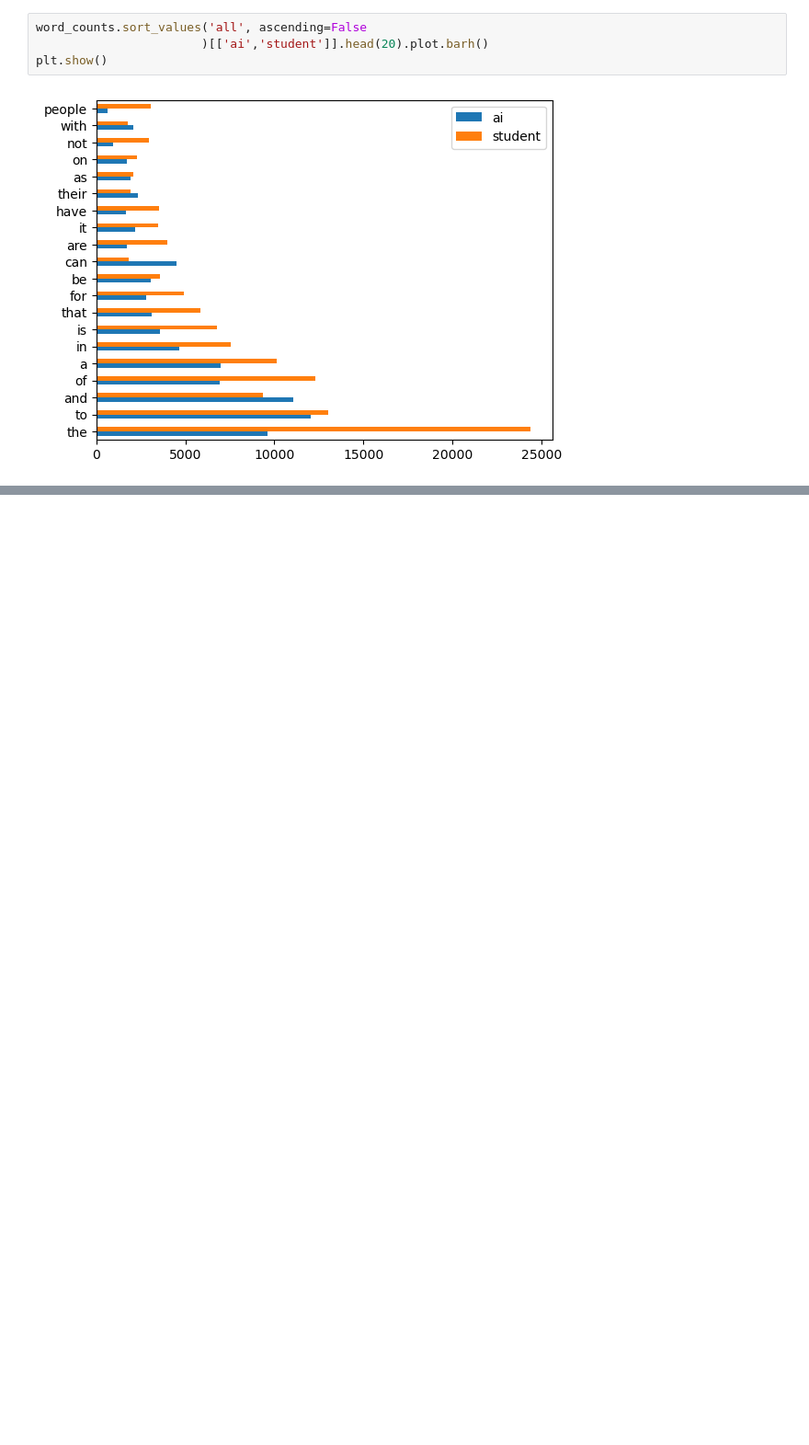
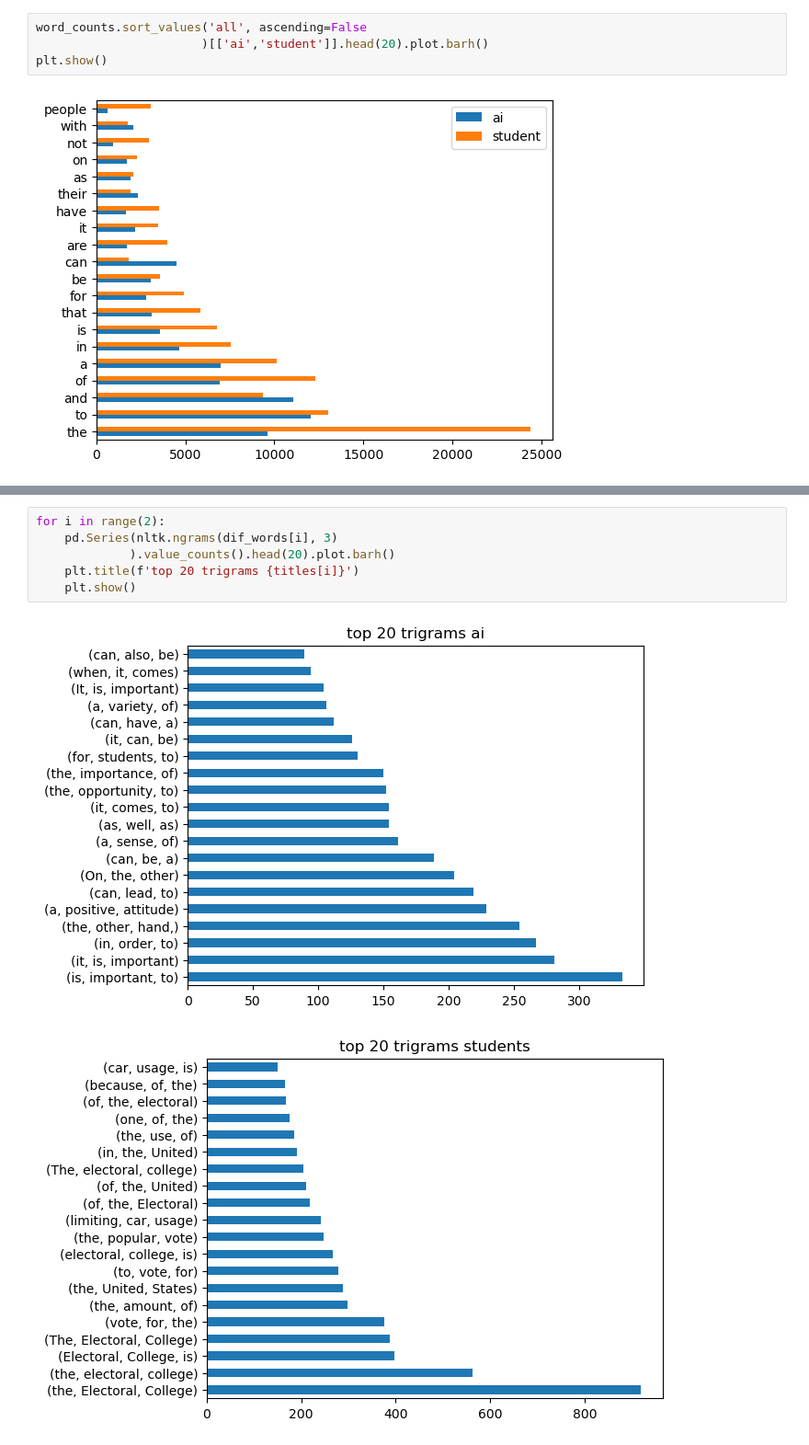
Before and after one commit to Garcia-Burch-NLP/AI-Buster, a Jupyter notebook: Josh/aquire_prep.ipynb, the cells around one changed output, grey strips where cells are left out. Shown at 92% size. Drawn from its saved outputs; the diff is of its cells as text; blank space fills up the shorter version.

```diff
--- a/Josh/aquire_prep.ipynb
+++ b/Josh/aquire_prep.ipynb
@@ -259,0 +191,9 @@ ai_word_list
+# %%
+for i in range(2):
+    pd.Series(nltk.ngrams(dif_words[i], 3)
+             ).value_counts().head(20).plot.barh()
+    plt.title(f'top 20 trigrams {titles[i]}')
+    plt.show()
+# %% [output]
+[figure, added]
+[figure, added]
```
Also changed, not shown: parts of 37 cells of this notebook.
